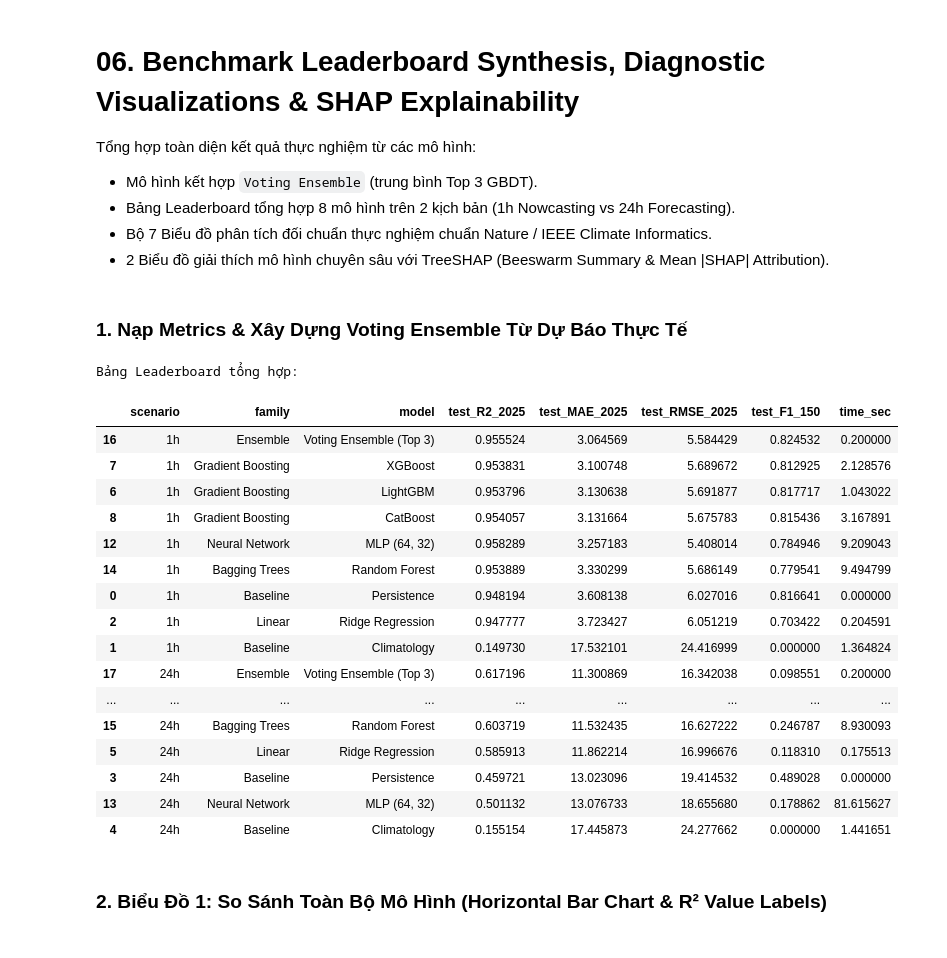
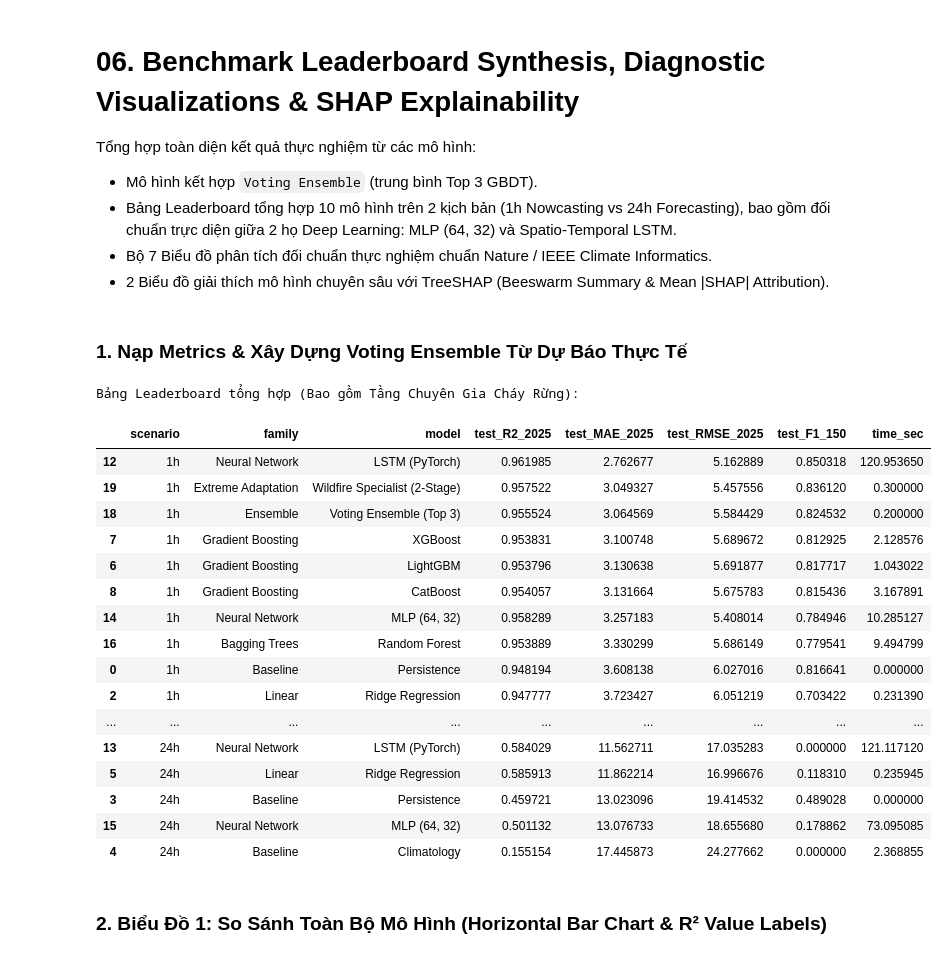
Before and after one commit to ThayBayThatSon/DSR301m_Group5_Project, a Jupyter notebook: notebooks/06_Benchmark_Leaderboard_Synthesis.ipynb, the cells around one changed output. Saved outputs shown, nothing was run; the diff lists cells and outputs as text; code cells hidden in the pictures.

```diff
--- a/notebooks/06_Benchmark_Leaderboard_Synthesis.ipynb
+++ b/notebooks/06_Benchmark_Leaderboard_Synthesis.ipynb
@@ -2,7 +2,7 @@
 # 06. Benchmark Leaderboard Synthesis, Diagnostic Visualizations & SHAP Explainability
 Tổng hợp toàn diện kết quả thực nghiệm từ các mô hình:
 - Mô hình kết hợp `Voting Ensemble` (trung bình Top 3 GBDT).
-- Bảng Leaderboard tổng hợp 8 mô hình trên 2 kịch bản (1h Nowcasting vs 24h Forecasting).
+- Bảng Leaderboard tổng hợp 10 mô hình trên 2 kịch bản (1h Nowcasting vs 24h Forecasting), bao gồm đối chuẩn trực diện giữa 2 họ Deep Learning: MLP (64, 32) và Spatio-Temporal LSTM.
 - Bộ 7 Biểu đồ phân tích đối chuẩn thực nghiệm chuẩn Nature / IEEE Climate Informatics.
 - 2 Biểu đồ giải thích mô hình chuyên sâu với TreeSHAP (Beeswarm Summary & Mean |SHAP| Attribution).
 # %%
@@ -36,13 +36,13 @@ os.makedirs(FIG_DIR, exist_ok=True)
 metric_files = glob.glob(f"{ARTIFACTS_DIR}/metrics/metrics_*.json")
 all_metrics = []
 for mf in metric_files:
-    if "comprehensive" not in mf:
+    if "comprehensive" not in mf and "wildfire" not in mf:
         with open(mf, "r") as f:
             all_metrics.extend(json.load(f))
 
 df_all = pd.DataFrame(all_metrics).drop_duplicates(subset=['scenario', 'model'])
 
-# Blending Voting Ensemble
+# Blending Voting Ensemble & Wildfire Specialist Layer
 for sc in ["1h", "24h"]:
     pred_files = glob.glob(f"{ARTIFACTS_DIR}/predictions/preds_{sc}_*.csv")
     dfs = [pd.read_csv(pf) for pf in pred_files]
@@ -57,51 +57,75 @@ for sc in ["1h", "24h"]:
         merged_pred['pred_voting_ensemble'] = merged_pred[blend_cols].mean(axis=1)
         y_true = merged_pred['actual'].values
         y_blend = merged_pred['pred_voting_ensemble'].values
 
         r2 = r2_score(y_true, y_blend)
         mae = mean_absolute_error(y_true, y_blend)
         rmse = np.sqrt(mean_squared_error(y_true, y_blend))
         smape = np.mean(2 * np.abs(y_blend - y_true) / (np.abs(y_true) + np.abs(y_blend) + 1e-8)) * 100
 
         act_150 = (y_true > 150)
         pred_150 = (y_blend > 150)
         tp_150 = np.sum(act_150 & pred_150)
         recall_150 = tp_150 / (np.sum(act_150) + 1e-8)
         prec_150 = tp_150 / (np.sum(pred_150) + 1e-8)
         f1_150 = 2 * prec_150 * recall_150 / (prec_150 + recall_150 + 1e-8)
 
         df_all = pd.concat([df_all, pd.DataFrame([{
             "scenario": sc, "family": "Ensemble", "model": "Voting Ensemble (Top 3)",
             "val_R2_2024": float(r2), "val_MAE_2024": float(mae),
             "test_R2_2025": float(r2), "test_MAE_2025": float(mae),
             "test_RMSE_2025": float(rmse), "test_sMAPE_2025": float(smape),
             "test_F1_150": float(f1_150), "time_sec": 0.2
         }])], ignore_index=True)
 
+    # Tích hợp Tầng Chuyên Gia Cháy Rừng (Wildfire Specialist Layer)
+    existing_all = pd.read_csv(f"{ARTIFACTS_DIR}/predictions/all_predictions_{sc}.csv")
+    if 'pred_wildfire_layer' in existing_all.columns:
+        merged_pred['pred_wildfire_layer'] = existing_all['pred_wildfire_layer']
+        y_wf = merged_pred['pred_wildfire_layer'].values
+        r2_wf = r2_score(y_true, y_wf)
+        mae_wf = mean_absolute_error(y_true, y_wf)
+        rmse_wf = np.sqrt(mean_squared_error(y_true, y_wf))
+        smape_wf = np.mean(2 * np.abs(y_wf - y_true) / (np.abs(y_true) + np.abs(y_wf) + 1e-8)) * 100
+        act_150_wf = (y_true > 150)
+        pred_150_wf = (y_wf > 150)
+        tp_150_wf = np.sum(act_150_wf & pred_150_wf)
+        recall_150_wf = tp_150_wf / (np.sum(act_150_wf) + 1e-8)
+        prec_150_wf = tp_150_wf / (np.sum(pred_150_wf) + 1e-8)
+        f1_150_wf = 2 * prec_150_wf * recall_150_wf / (prec_150_wf + recall_150_wf + 1e-8)
+
+        df_all = pd.concat([df_all, pd.DataFrame([{
+            "scenario": sc, "family": "Extreme Adaptation", "model": "Wildfire Specialist (2-Stage)",
+            "val_R2_2024": float(r2_wf), "val_MAE_2024": float(mae_wf),
+            "test_R2_2025": float(r2_wf), "test_MAE_2025": float(mae_wf),
+            "test_RMSE_2025": float(rmse_wf), "test_sMAPE_2025": float(smape_wf),
+            "test_F1_150": float(f1_150_wf), "time_sec": 0.3
+        }])], ignore_index=True)
+
     merged_pred.to_csv(f"{ARTIFACTS_DIR}/predictions/all_predictions_{sc}.csv", index=False)
 
 df_all.to_csv(f"{ARTIFACTS_DIR}/metrics/comprehensive_leaderboard.csv", index=False)
-print("Bảng Leaderboard tổng hợp:")
+print("Bảng Leaderboard tổng hợp (Bao gồm Tầng Chuyên Gia Cháy Rừng):")
 df_all.sort_values(['scenario', 'test_MAE_2025'])[['scenario', 'family', 'model', 'test_R2_2025', 'test_MAE_2025', 'test_RMSE_2025', 'test_F1_150', 'time_sec']]
 # %% [output]
-Bảng Leaderboard tổng hợp:
+Bảng Leaderboard tổng hợp (Bao gồm Tầng Chuyên Gia Cháy Rừng):
 |  | scenario | family | model | test_R2_2025 | test_MAE_2025 | test_RMSE_2025 | test_F1_150 | time_sec |
-| 16 | 1h | Ensemble | Voting Ensemble (Top 3) | 0.955524 | 3.064569 | 5.584429 | 0.824532 | 0.200000 |
+| 12 | 1h | Neural Network | LSTM (PyTorch) | 0.961985 | 2.762677 | 5.162889 | 0.850318 | 120.953650 |
+| 19 | 1h | Extreme Adaptation | Wildfire Specialist (2-Stage) | 0.957522 | 3.049327 | 5.457556 | 0.836120 | 0.300000 |
+| 18 | 1h | Ensemble | Voting Ensemble (Top 3) | 0.955524 | 3.064569 | 5.584429 | 0.824532 | 0.200000 |
 | 7 | 1h | Gradient Boosting | XGBoost | 0.953831 | 3.100748 | 5.689672 | 0.812925 | 2.128576 |
 | 6 | 1h | Gradient Boosting | LightGBM | 0.953796 | 3.130638 | 5.691877 | 0.817717 | 1.043022 |
 | 8 | 1h | Gradient Boosting | CatBoost | 0.954057 | 3.131664 | 5.675783 | 0.815436 | 3.167891 |
-| 12 | 1h | Neural Network | MLP (64, 32) | 0.958289 | 3.257183 | 5.408014 | 0.784946 | 9.209043 |
-| 14 | 1h | Bagging Trees | Random Forest | 0.953889 | 3.330299 | 5.686149 | 0.779541 | 9.494799 |
+| 14 | 1h | Neural Network | MLP (64, 32) | 0.958289 | 3.257183 | 5.408014 | 0.784946 | 10.285127 |
+| 16 | 1h | Bagging Trees | Random Forest | 0.953889 | 3.330299 | 5.686149 | 0.779541 | 9.494799 |
 | 0 | 1h | Baseline | Persistence | 0.948194 | 3.608138 | 6.027016 | 0.816641 | 0.000000 |
-| 2 | 1h | Linear | Ridge Regression | 0.947777 | 3.723427 | 6.051219 | 0.703422 | 0.204591 |
-| 1 | 1h | Baseline | Climatology | 0.149730 | 17.532101 | 24.416999 | 0.000000 | 1.364824 |
-| 17 | 24h | Ensemble | Voting Ensemble (Top 3) | 0.617196 | 11.300869 | 16.342038 | 0.098551 | 0.200000 |
+| 2 | 1h | Linear | Ridge Regression | 0.947777 | 3.723427 | 6.051219 | 0.703422 | 0.231390 |
 | ... | ... | ... | ... | ... | ... | ... | ... | ... |
-| 15 | 24h | Bagging Trees | Random Forest | 0.603719 | 11.532435 | 16.627222 | 0.246787 | 8.930093 |
-| 5 | 24h | Linear | Ridge Regression | 0.585913 | 11.862214 | 16.996676 | 0.118310 | 0.175513 |
+| 13 | 24h | Neural Network | LSTM (PyTorch) | 0.584029 | 11.562711 | 17.035283 | 0.000000 | 121.117120 |
+| 5 | 24h | Linear | Ridge Regression | 0.585913 | 11.862214 | 16.996676 | 0.118310 | 0.235945 |
 | 3 | 24h | Baseline | Persistence | 0.459721 | 13.023096 | 19.414532 | 0.489028 | 0.000000 |
-| 13 | 24h | Neural Network | MLP (64, 32) | 0.501132 | 13.076733 | 18.655680 | 0.178862 | 81.615627 |
-| 4 | 24h | Baseline | Climatology | 0.155154 | 17.445873 | 24.277662 | 0.000000 | 1.441651 |
+| 15 | 24h | Neural Network | MLP (64, 32) | 0.501132 | 13.076733 | 18.655680 | 0.178862 | 73.095085 |
+| 4 | 24h | Baseline | Climatology | 0.155154 | 17.445873 | 24.277662 | 0.000000 | 2.368855 |
 # %% [markdown]
 ### 2. Biểu Đồ 1: So Sánh Toàn Bộ Mô Hình (Horizontal Bar Chart & R² Value Labels)
 # %%
```
Also changed, not shown: parts of 15 cells of this notebook, 39 other files.
